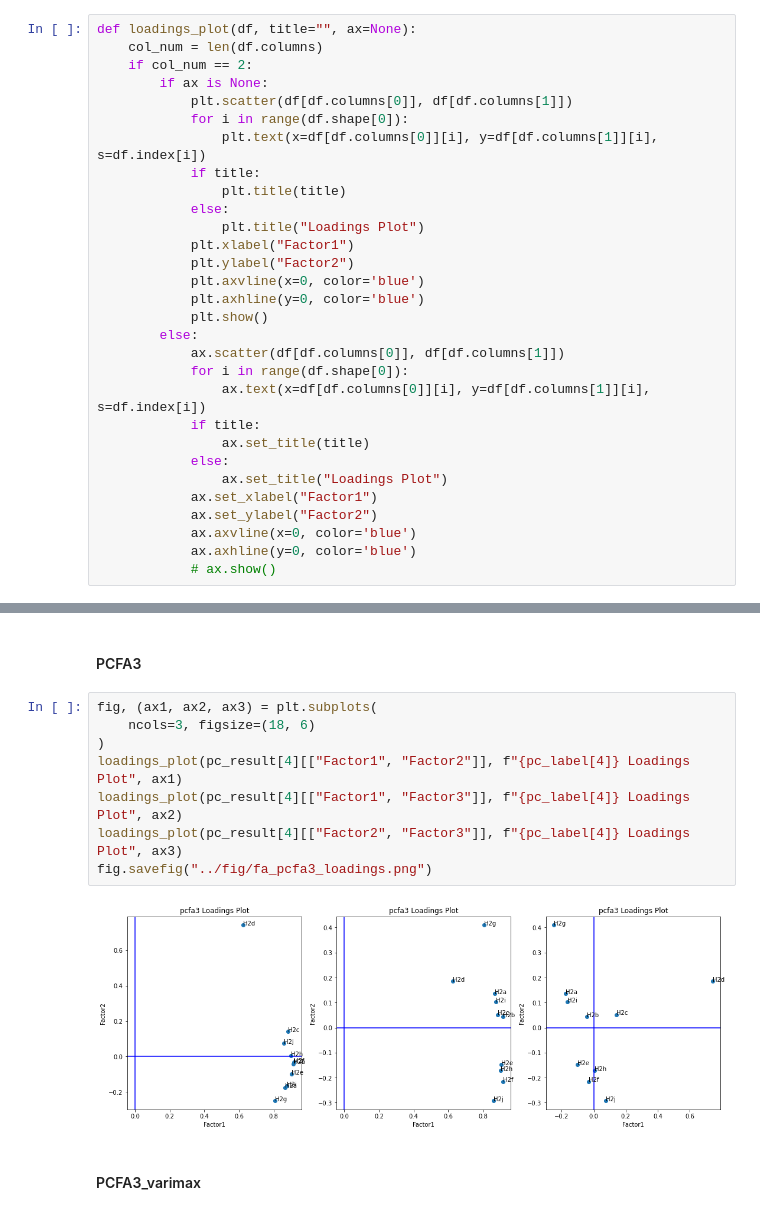
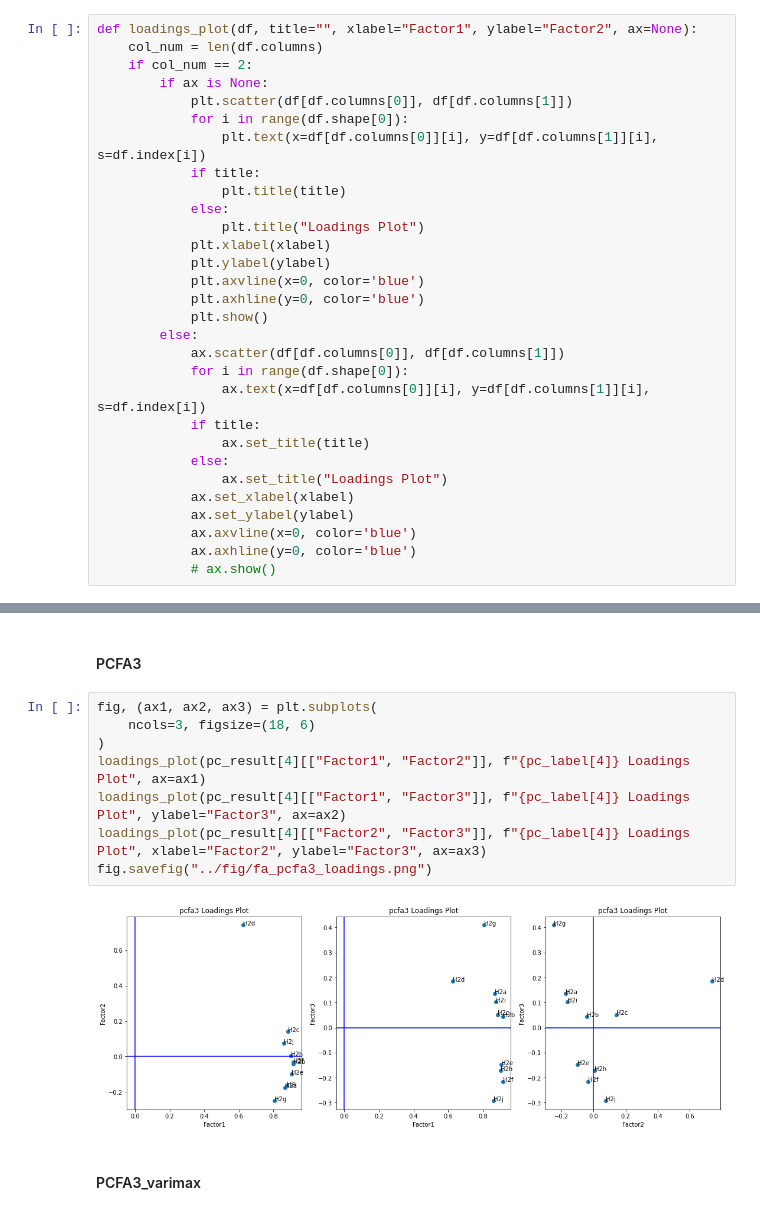
Before and after one commit to lihanwen1017769643/stat4799, a Jupyter notebook: py/4_FA.ipynb, the cells around one changed output, grey strips where cells are left out. Saved outputs shown, nothing was run; the diff lists cells and outputs as text.

```diff
--- a/py/4_FA.ipynb
+++ b/py/4_FA.ipynb
@@ -77,7 +80,7 @@ def fa_result(df, fa):
     score = pd.DataFrame(fa.transform(df))
     return result, score
 # %%
-def loadings_plot(df, title="", ax=None):
+def loadings_plot(df, title="", xlabel="Factor1", ylabel="Factor2", ax=None):
     col_num = len(df.columns)
     if col_num == 2:
         if ax is None:
@@ -88,8 +91,8 @@ def loadings_plot(df, title="", ax=None):
                 plt.title(title)
             else:
                 plt.title("Loadings Plot")
-            plt.xlabel("Factor1")
-            plt.ylabel("Factor2")
+            plt.xlabel(xlabel)
+            plt.ylabel(ylabel)
             plt.axvline(x=0, color='blue')
             plt.axhline(y=0, color='blue')
             plt.show()
@@ -101,8 +104,8 @@ def loadings_plot(df, title="", ax=None):
                 ax.set_title(title)
             else:
                 ax.set_title("Loadings Plot")
-            ax.set_xlabel("Factor1")
-            ax.set_ylabel("Factor2")
+            ax.set_xlabel(xlabel)
+            ax.set_ylabel(ylabel)
             ax.axvline(x=0, color='blue')
             ax.axhline(y=0, color='blue')
             # ax.show()
@@ -313,13 +327,13 @@ fig.savefig("../fig/fa_pcfa2_loadings.png")
 # %%
 fig, (ax1, ax2, ax3) = plt.subplots(
     ncols=3, figsize=(18, 6)
 )
-loadings_plot(pc_result[4][["Factor1", "Factor2"]], f"{pc_label[4]} Loadings Plot", ax1)
-loadings_plot(pc_result[4][["Factor1", "Factor3"]], f"{pc_label[4]} Loadings Plot", ax2)
-loadings_plot(pc_result[4][["Factor2", "Factor3"]], f"{pc_label[4]} Loadings Plot", ax3)
+loadings_plot(pc_result[4][["Factor1", "Factor2"]], f"{pc_label[4]} Loadings Plot", ax=ax1)
+loadings_plot(pc_result[4][["Factor1", "Factor3"]], f"{pc_label[4]} Loadings Plot", ylabel="Factor3", ax=ax2)
+loadings_plot(pc_result[4][["Factor2", "Factor3"]], f"{pc_label[4]} Loadings Plot", xlabel="Factor2", ylabel="Factor3", ax=ax3)
 fig.savefig("../fig/fa_pcfa3_loadings.png")
 # %% [output]
-[figure, old version]
+[figure, new version]
 # %% [markdown]
 #### PCFA3_varimax
 # %%
```
Also changed, not shown: parts of 11 cells of this notebook, 25 other files.
